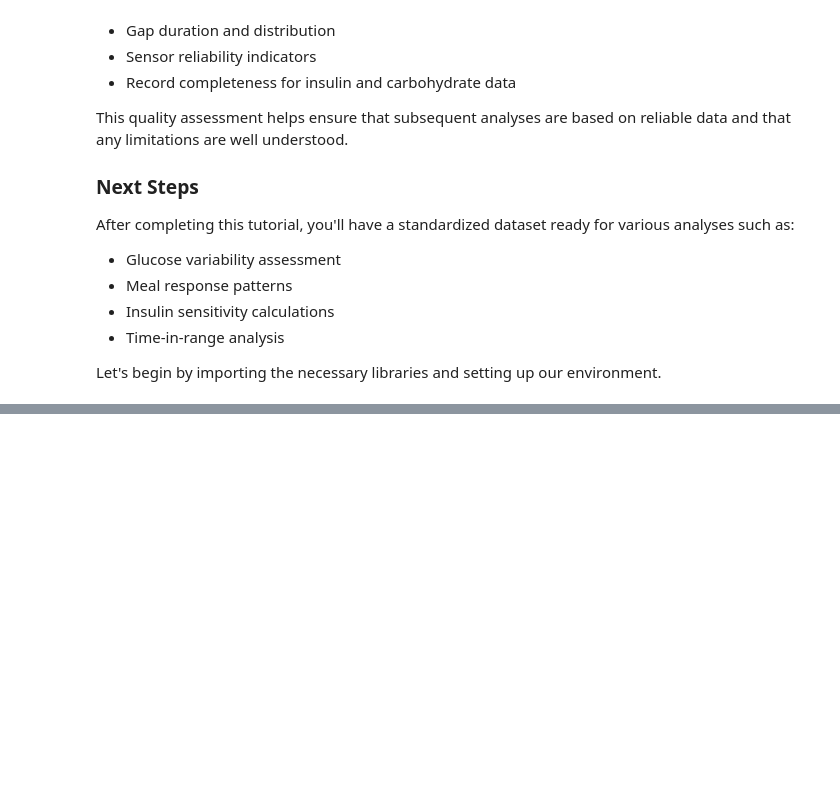
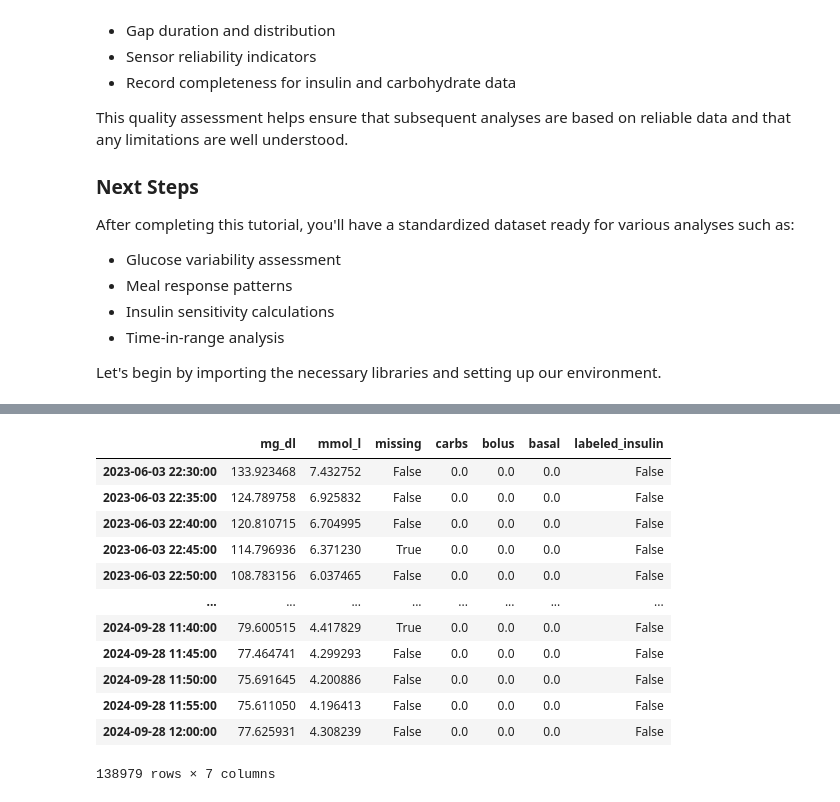
Before and after one commit to Warren8824/cgm-data-processor, a Jupyter notebook: notebooks/examples/load_and_export_data.ipynb, the cells around one changed output, grey strips where cells are left out. Cells and saved outputs as stored; diff of their text form; code cells hidden in the pictures; blank space fills up the shorter version.

```diff
--- a/notebooks/examples/load_and_export_data.ipynb
+++ b/notebooks/examples/load_and_export_data.ipynb
@@ -79,0 +178,16 @@ from src.visualisation.gap_dashboard import create_gap_dashboard
+# %%
+aligned_df
+# %% [output]
+|  | mg_dl | mmol_l | missing | carbs | bolus | basal | labeled_insulin |
+| 2023-06-03 22:30:00 | 133.923468 | 7.432752 | False | 0.0 | 0.0 | 0.0 | False |
+| 2023-06-03 22:35:00 | 124.789758 | 6.925832 | False | 0.0 | 0.0 | 0.0 | False |
+| 2023-06-03 22:40:00 | 120.810715 | 6.704995 | False | 0.0 | 0.0 | 0.0 | False |
+| 2023-06-03 22:45:00 | 114.796936 | 6.371230 | True | 0.0 | 0.0 | 0.0 | False |
+| 2023-06-03 22:50:00 | 108.783156 | 6.037465 | False | 0.0 | 0.0 | 0.0 | False |
+| ... | ... | ... | ... | ... | ... | ... | ... |
+| 2024-09-28 11:40:00 | 79.600515 | 4.417829 | True | 0.0 | 0.0 | 0.0 | False |
+| 2024-09-28 11:45:00 | 77.464741 | 4.299293 | False | 0.0 | 0.0 | 0.0 | False |
+| 2024-09-28 11:50:00 | 75.691645 | 4.200886 | False | 0.0 | 0.0 | 0.0 | False |
+| 2024-09-28 11:55:00 | 75.611050 | 4.196413 | False | 0.0 | 0.0 | 0.0 | False |
+| 2024-09-28 12:00:00 | 77.625931 | 4.308239 | False | 0.0 | 0.0 | 0.0 | False |
+138979 rows × 7 columns
```
Also changed, not shown: parts of 16 cells of this notebook, 2 other files.
